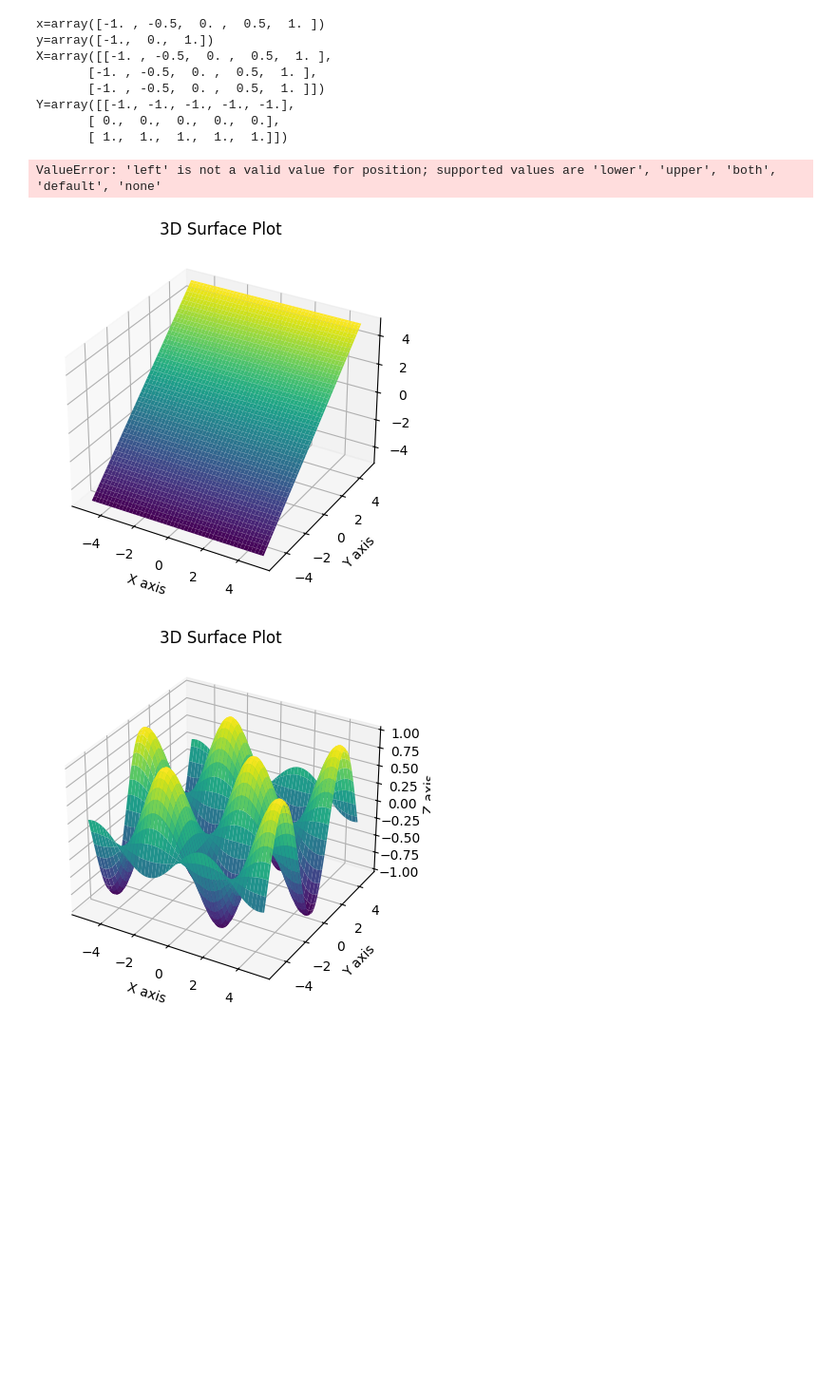
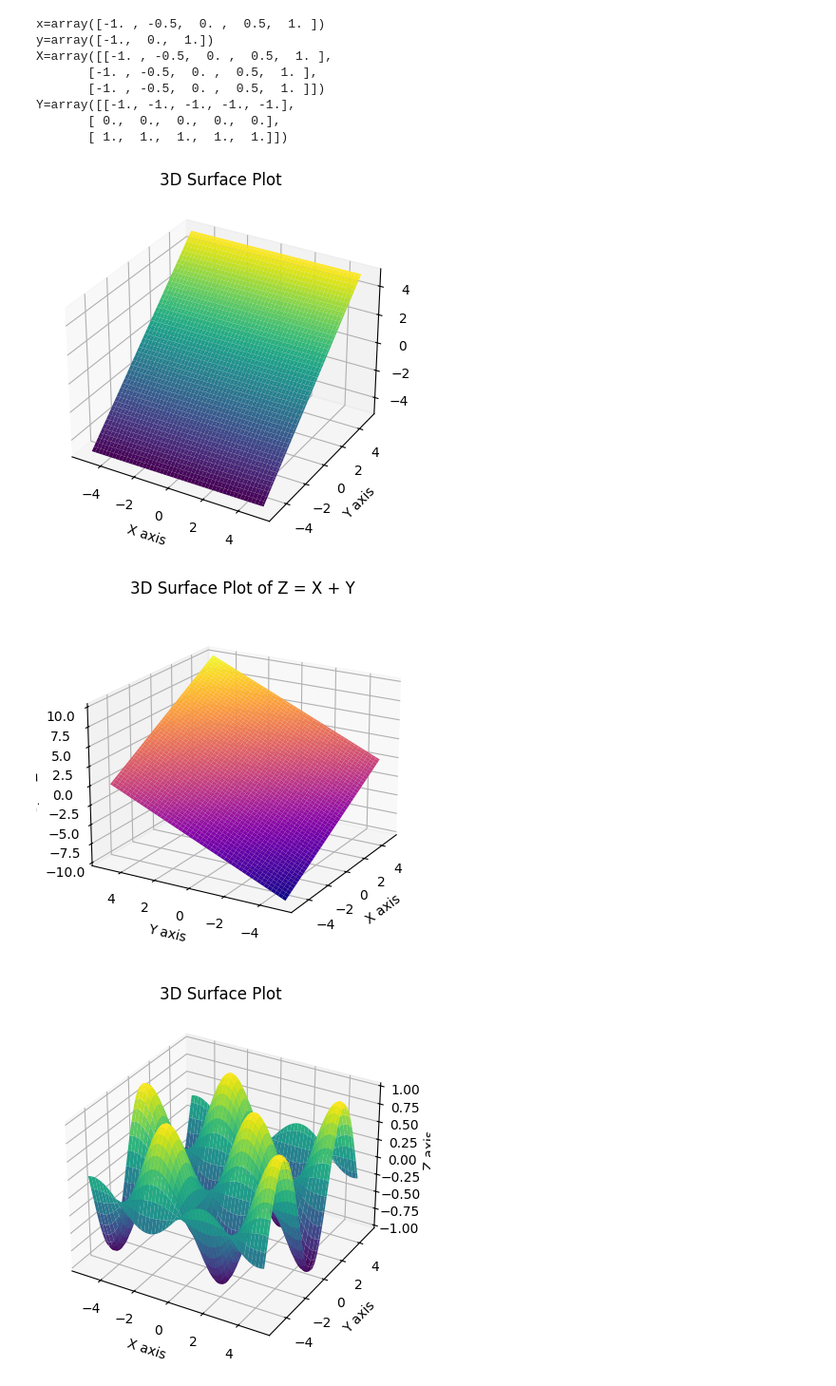
Before and after one commit to OndrejKutil/data_analytics, a Jupyter notebook: src/Visualizations/3D_graphs/main.ipynb, the cells around one changed output. Shown: that part at 95% size. Cells and saved outputs as stored; diff of their text form; code cells hidden in the pictures; blank space fills up the shorter version.

Commit message:
3d graphs

```diff
--- a/src/Visualizations/3D_graphs/main.ipynb
+++ b/src/Visualizations/3D_graphs/main.ipynb
@@ -36,15 +36,25 @@ ax.set_xlabel('X axis')
 ax.set_ylabel('Y axis')
 ax.set_zlabel('Z axis')
 
-# put all three axis to one side
-ax.xaxis.set_ticks_position('lower')
-ax.yaxis.set_ticks_position('lower')
-ax.zaxis.set_ticks_position('lower')
-
 plt.show()
 # %% [output]
-ValueError: 'left' is not a valid value for position; supported values are 'lower', 'upper', 'both', 'default', 'none'
 [figure]
+# %%
+Z = X + Y
+
+fig = plt.figure()
+ax = fig.add_subplot(projection='3d')
+ax.plot_surface(X, Y, Z, cmap='plasma')
+ax.set_title('3D Surface Plot of Z = X + Y')
+ax.set_xlabel('X axis')
+ax.set_ylabel('Y axis')
+ax.set_zlabel('Z axis')
+
+ax.view_init(elev=20, azim=210)
+
+plt.show()
+# %% [output]
+[figure, added]
 # %%
 Z = np.sin(X) * np.cos(Y)
 
```
